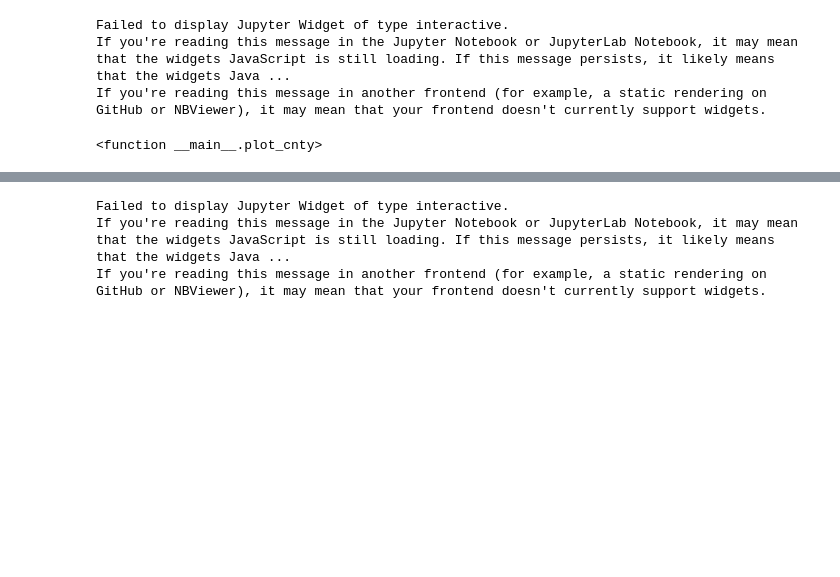
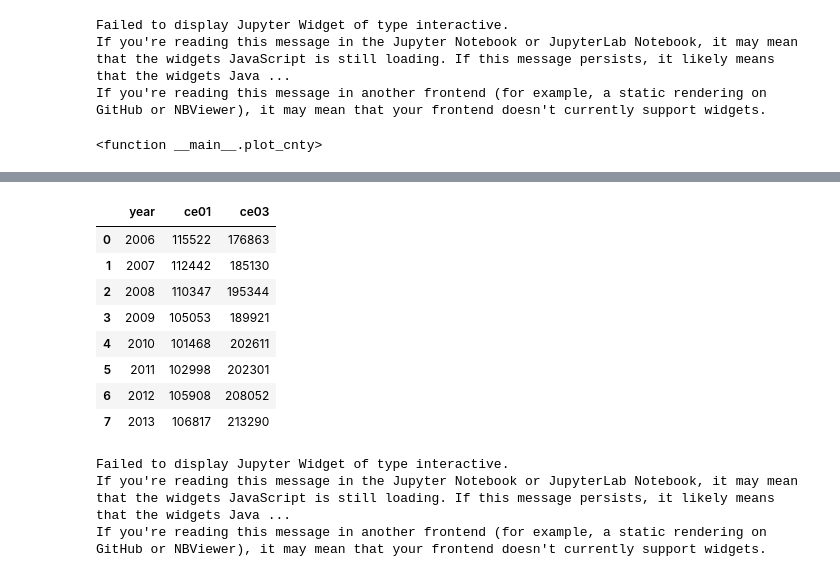
Before and after one commit to Coleridge-Initiative/ada-2018-kcmo, a Jupyter notebook: dashboard_dev/example_dashboard_1.ipynb, the cells around one changed output, grey strips where cells are left out. Drawn from its saved outputs; the diff is of its cells as text; code cells hidden in the pictures; blank space fills up the shorter version.

```diff
--- a/dashboard_dev/example_dashboard_1.ipynb
+++ b/dashboard_dev/example_dashboard_1.ipynb
@@ -131,2 +216,14 @@ dfpl2 = pd.melt(dfpl, id_vars='year', value_vars=df.columns.tolist()[1:-3])
+# %%
+dfpl.loc[:,('year', 'ce01', 'ce03')]
+# %% [output]
+|  | year | ce01 | ce03 |
+| 0 | 2006 | 115522 | 176863 |
+| 1 | 2007 | 112442 | 185130 |
+| 2 | 2008 | 110347 | 195344 |
+| 3 | 2009 | 105053 | 189921 |
+| 4 | 2010 | 101468 | 202611 |
+| 5 | 2011 | 102998 | 202301 |
+| 6 | 2012 | 105908 | 208052 |
+| 7 | 2013 | 106817 | 213290 |
 # %%
 ## compare two columns in two side by side graphs: bar chart over time and scatter plot of col1 v col2 over time
```
Also changed, not shown: parts of 18 cells of this notebook, 2 other files.
